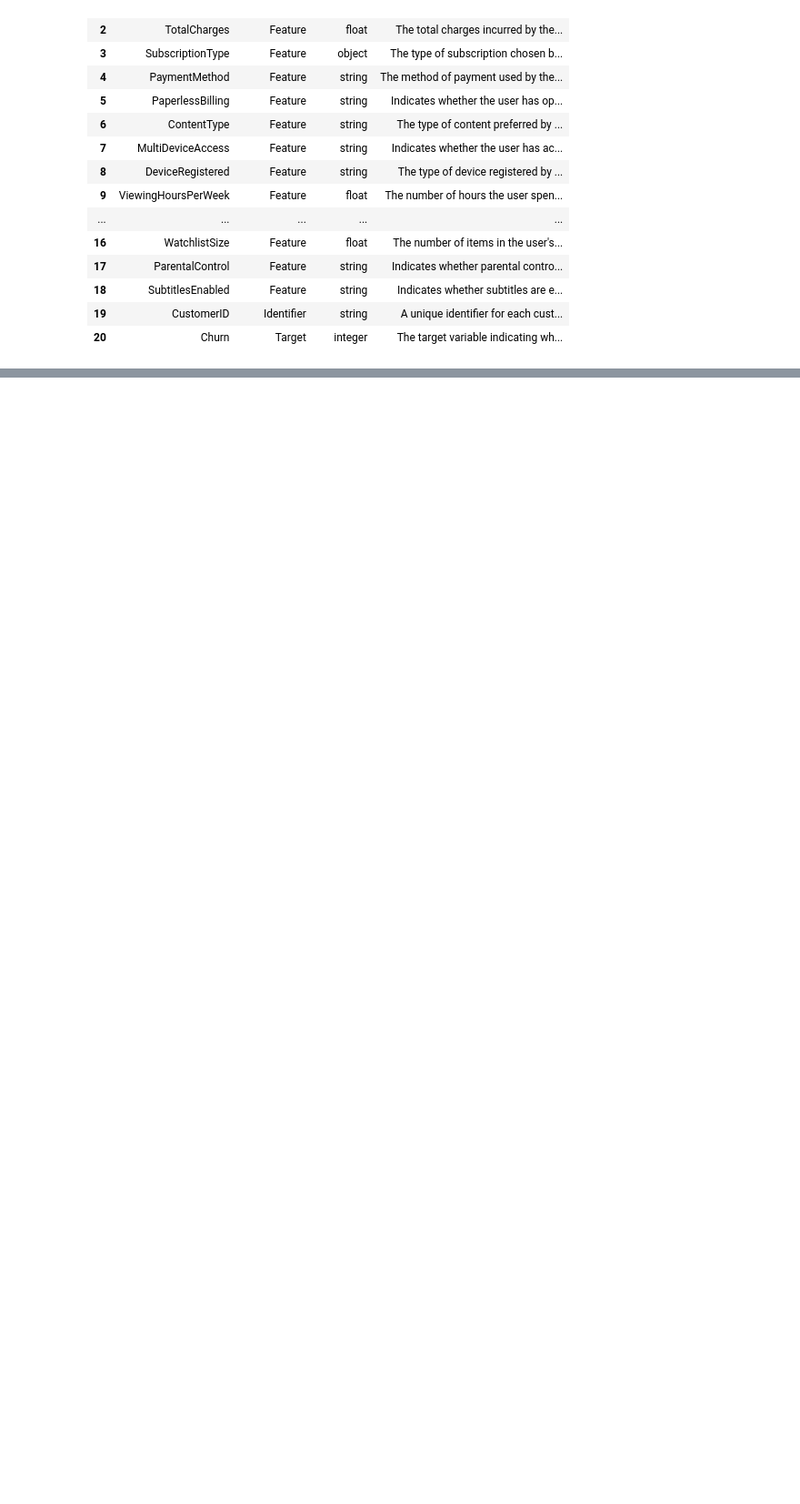
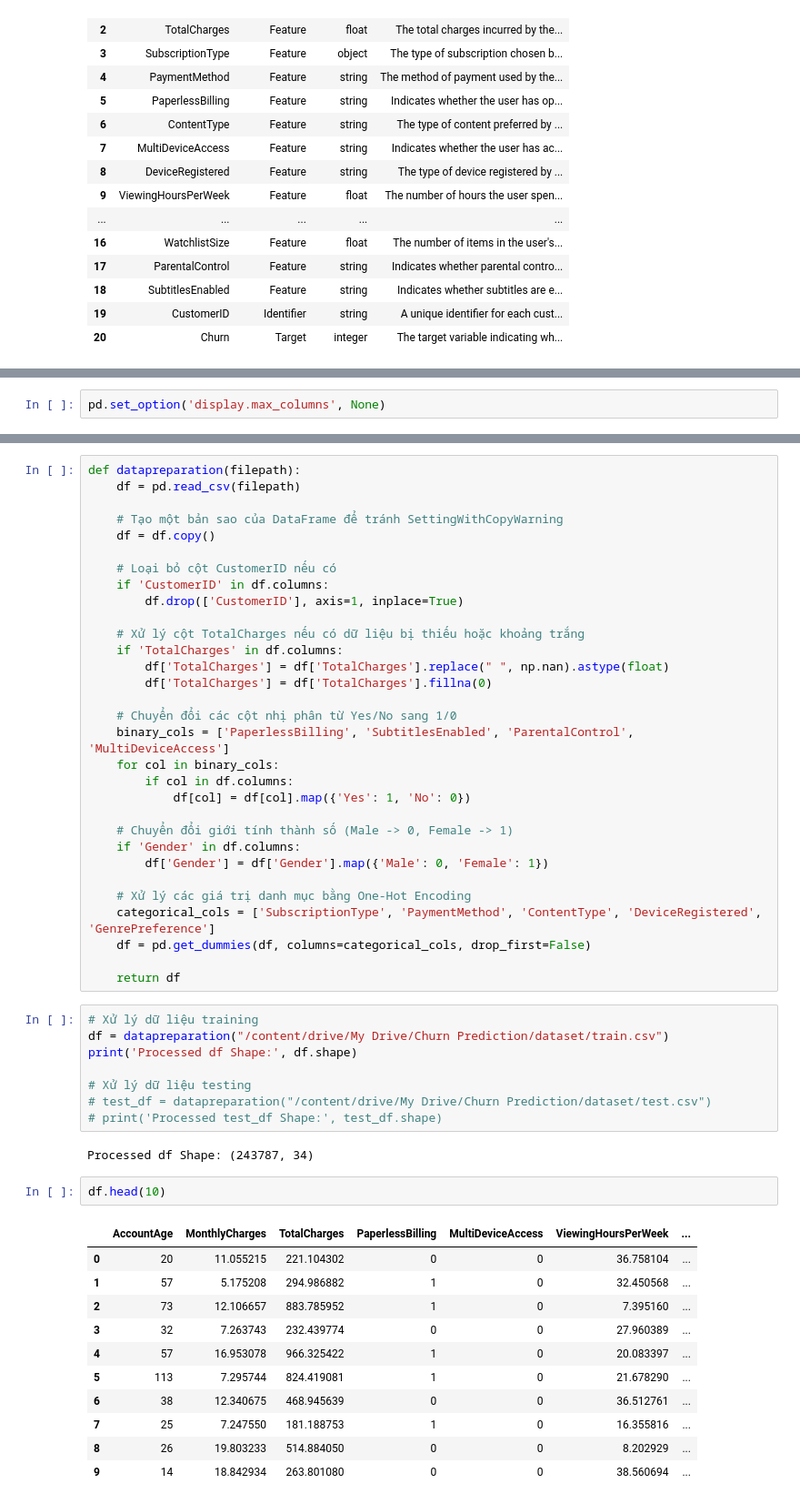
Before and after one commit to WelsneilT/Churn-Prediction, a Jupyter notebook: Churn_Prediction_1.ipynb, the cells around one changed output, grey strips where cells are left out. Shown at 91% size. Saved outputs shown, nothing was run; the diff lists cells and outputs as text; blank space fills up the shorter version.

```diff
--- a/Churn_Prediction_1.ipynb
+++ b/Churn_Prediction_1.ipynb
@@ -158,0 +67,2 @@ Accuracy = 0.8241128526131418
+# %%
+pd.set_option('display.max_columns', None)
@@ -158,0 +73,55 @@ Accuracy = 0.8241128526131418
+# %%
+def datapreparation(filepath):
+    df = pd.read_csv(filepath)
+
+    # Tạo một bản sao của DataFrame để tránh SettingWithCopyWarning
+    df = df.copy()
+
+    # Loại bỏ cột CustomerID nếu có
+    if 'CustomerID' in df.columns:
+        df.drop(['CustomerID'], axis=1, inplace=True)
+
+    # Xử lý cột TotalCharges nếu có dữ liệu bị thiếu hoặc khoảng trắng
+    if 'TotalCharges' in df.columns:
+        df['TotalCharges'] = df['TotalCharges'].replace(" ", np.nan).astype(float)
+        df['TotalCharges'] = df['TotalCharges'].fillna(0)
+
+    # Chuyển đổi các cột nhị phân từ Yes/No sang 1/0
+    binary_cols = ['PaperlessBilling', 'SubtitlesEnabled', 'ParentalControl', 'MultiDeviceAccess']
+    for col in binary_cols:
+        if col in df.columns:
+            df[col] = df[col].map({'Yes': 1, 'No': 0})
+
+    # Chuyển đổi giới tính thành số (Male -> 0, Female -> 1)
+    if 'Gender' in df.columns:
+        df['Gender'] = df['Gender'].map({'Male': 0, 'Female': 1})
+
+    # Xử lý các giá trị danh mục bằng One-Hot Encoding
+    categorical_cols = ['SubscriptionType', 'PaymentMethod', 'ContentType', 'DeviceRegistered', 'GenrePreference']
+    df = pd.get_dummies(df, columns=categorical_cols, drop_first=False)
+
+    return df
+# %%
+# Xử lý dữ liệu training
+df = datapreparation("/content/drive/My Drive/Churn Prediction/dataset/train.csv")
+print('Processed df Shape:', df.shape)
+
+# Xử lý dữ liệu testing
+# test_df = datapreparation("/content/drive/My Drive/Churn Prediction/dataset/test.csv")
+# print('Processed test_df Shape:', test_df.shape)
+# %% [output]
+Processed df Shape: (243787, 34)
+# %%
+df.head(10)
+# %% [output]
+|  | AccountAge | MonthlyCharges | TotalCharges | PaperlessBilling | MultiDeviceAccess | ViewingHoursPerWeek | ... |
+| 0 | 20 | 11.055215 | 221.104302 | 0 | 0 | 36.758104 | ... |
+| 1 | 57 | 5.175208 | 294.986882 | 1 | 0 | 32.450568 | ... |
+| 2 | 73 | 12.106657 | 883.785952 | 1 | 0 | 7.395160 | ... |
+| 3 | 32 | 7.263743 | 232.439774 | 0 | 0 | 27.960389 | ... |
+| 4 | 57 | 16.953078 | 966.325422 | 1 | 0 | 20.083397 | ... |
+| 5 | 113 | 7.295744 | 824.419081 | 1 | 0 | 21.678290 | ... |
+| 6 | 38 | 12.340675 | 468.945639 | 0 | 0 | 36.512761 | ... |
+| 7 | 25 | 7.247550 | 181.188753 | 1 | 0 | 16.355816 | ... |
+| 8 | 26 | 19.803233 | 514.884050 | 0 | 0 | 8.202929 | ... |
+| 9 | 14 | 18.842934 | 263.801080 | 0 | 0 | 38.560694 | ... |
```
Also changed, not shown: parts of 47 cells of this notebook, 1 other file.
